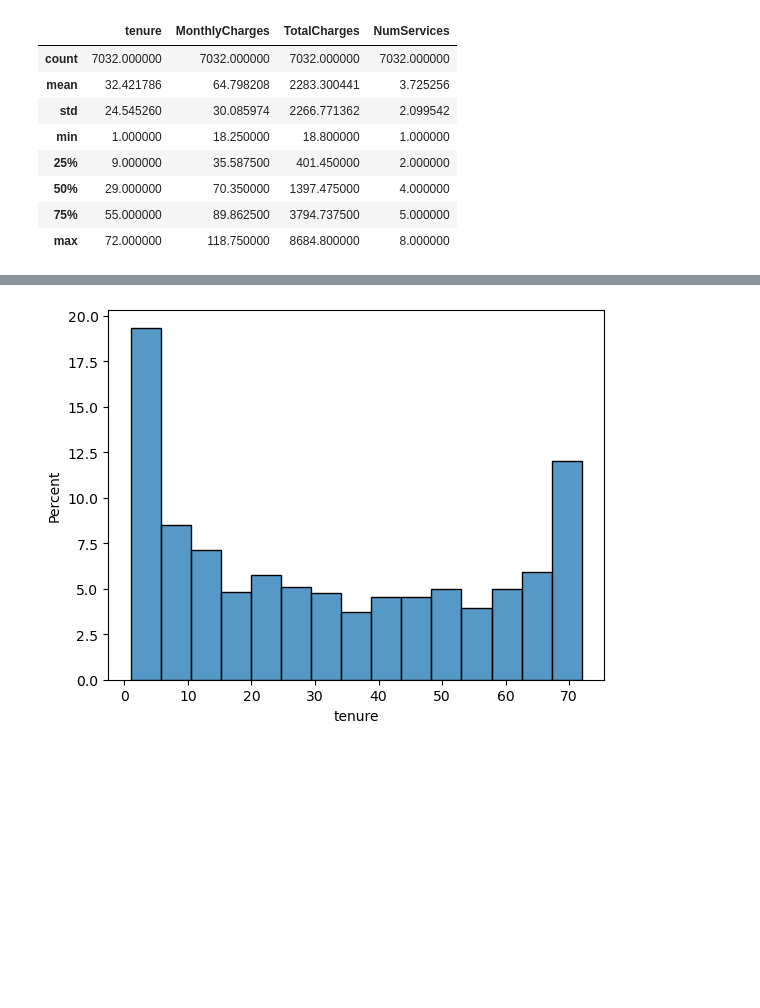
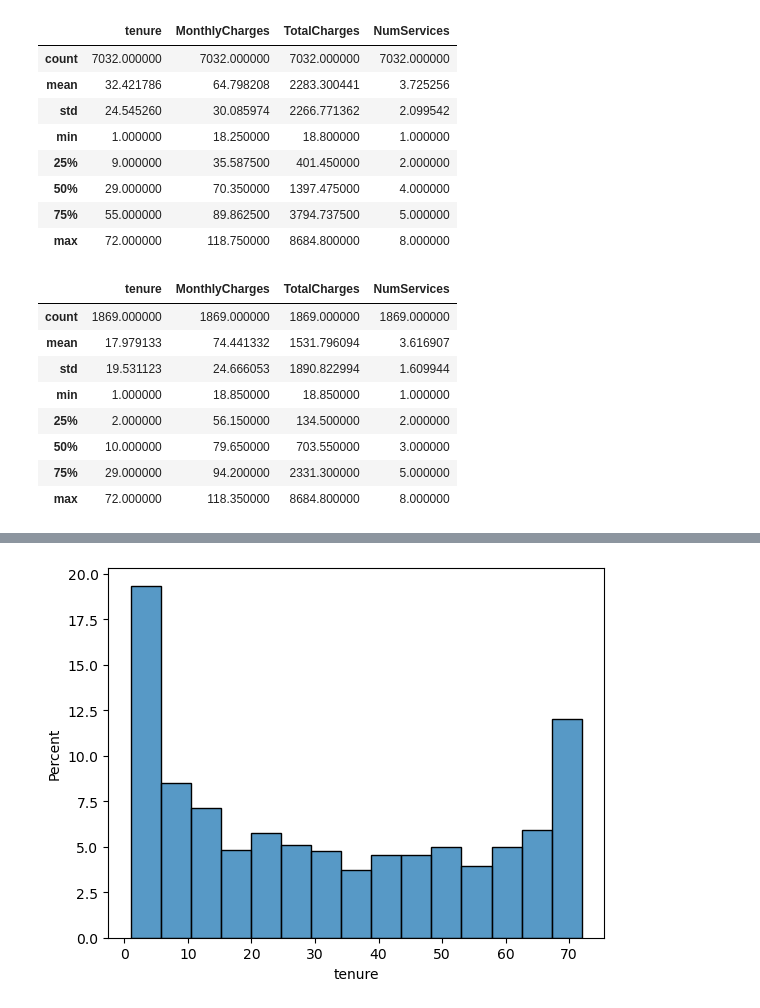
Before and after one commit to cvarney/telco_customer_churn, a Jupyter notebook: varney_christopher_churn.ipynb, the cells around one changed output, grey strips where cells are left out. Saved outputs shown, nothing was run; the diff lists cells and outputs as text; code cells hidden in the pictures; blank space fills up the shorter version.

Commit message:
Kaggle Notebook | Varney_Christopher_Churn | Version 5

```diff
--- a/varney_christopher_churn.ipynb
+++ b/varney_christopher_churn.ipynb
@@ -289,3 +296,16 @@ df.describe()
 | 50% | 29.000000 | 70.350000 | 1397.475000 | 4.000000 |
 | 75% | 55.000000 | 89.862500 | 3794.737500 | 5.000000 |
 | max | 72.000000 | 118.750000 | 8684.800000 | 8.000000 |
+# %%
+# Properties if Churn=Yes
+df[df['Churn']=='Yes'].describe()
+# %% [output]
+|  | tenure | MonthlyCharges | TotalCharges | NumServices |
+| count | 1869.000000 | 1869.000000 | 1869.000000 | 1869.000000 |
+| mean | 17.979133 | 74.441332 | 1531.796094 | 3.616907 |
+| std | 19.531123 | 24.666053 | 1890.822994 | 1.609944 |
+| min | 1.000000 | 18.850000 | 18.850000 | 1.000000 |
+| 25% | 2.000000 | 56.150000 | 134.500000 | 2.000000 |
+| 50% | 10.000000 | 79.650000 | 703.550000 | 3.000000 |
+| 75% | 29.000000 | 94.200000 | 2331.300000 | 5.000000 |
+| max | 72.000000 | 118.350000 | 8684.800000 | 8.000000 |
```
Also changed, not shown: parts of 16 cells of this notebook.
